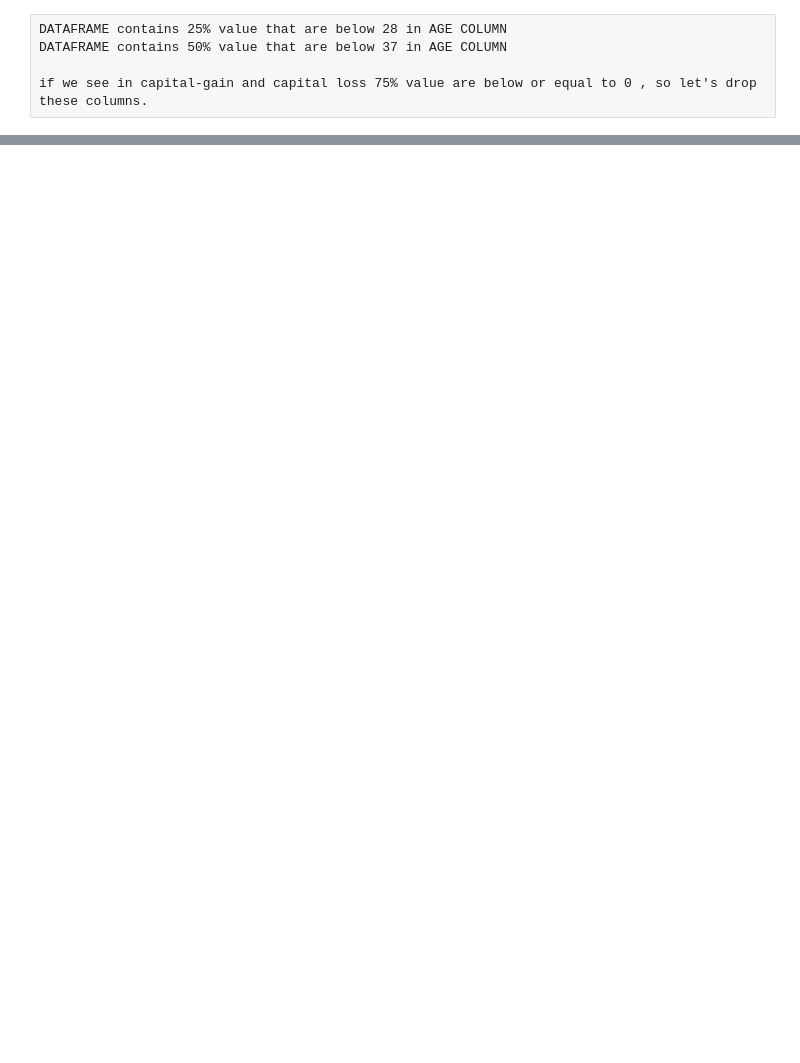
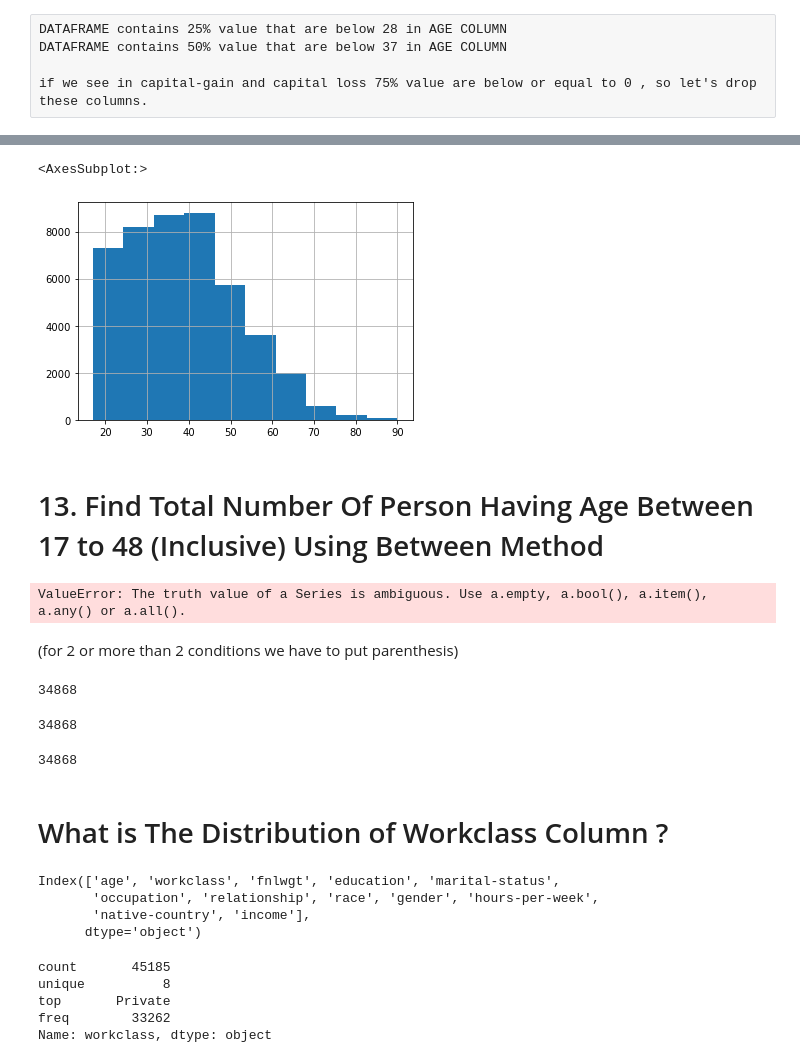
Before and after one commit to devpeak/Pandas, a Jupyter notebook: adult-dataset-project3.ipynb, the cells around one changed output, grey strips where cells are left out. Saved outputs shown, nothing was run; the diff lists cells and outputs as text; code cells hidden in the pictures; blank space fills up the shorter version.

Commit message:
UNIVARIATE ANALYSIS , df['c_name'].hist() , always use (parenthesis) while stating multiple conditions in a same_column , plt.figure(figsize =(x,x)) , isin(['keyword1','keyword2'])

```diff
--- a/adult-dataset-project3.ipynb
+++ b/adult-dataset-project3.ipynb
@@ -501,0 +571,5 @@ if we see in capital-gain and capital loss 75% value are below or equal to 0 , s
+# %%
+df['age'].hist()
+# %% [output]
+<AxesSubplot:>
+[figure, added]
@@ -501,0 +578,37 @@ if we see in capital-gain and capital loss 75% value are below or equal to 0 , s
+# %% [markdown]
+# 13. Find Total Number Of Person Having Age Between 17 to 48 (Inclusive) Using Between Method
+# %%
+df[df['age'] >= 17 & df['age']<=48]
+# %% [output]
+ValueError: The truth value of a Series is ambiguous. Use a.empty, a.bool(), a.item(), a.any() or a.all().
+# %% [markdown]
+(for 2 or more than 2 conditions we have to put parenthesis)
+# %%
+len(df[(df['age']>=17) & (df['age']<=48)])
+# %% [output]
+34868
+# %%
+sum((df['age']>=17) & (df['age']<=48))
+# %% [output]
+34868
+# %%
+sum(df['age'].between(17,48)) #both are inclusive
+# %% [output]
+34868
+# %% [markdown]
+# What is The Distribution of Workclass Column ?
+# %%
+df.columns
+# %% [output]
+Index(['age', 'workclass', 'fnlwgt', 'education', 'marital-status',
+       'occupation', 'relationship', 'race', 'gender', 'hours-per-week',
+       'native-country', 'income'],
+      dtype='object')
+# %%
+df['workclass'].describe()
+# %% [output]
+count       45185
+unique          8
+top       Private
+freq        33262
+Name: workclass, dtype: object
```
Also changed, not shown: parts of 33 cells of this notebook.
